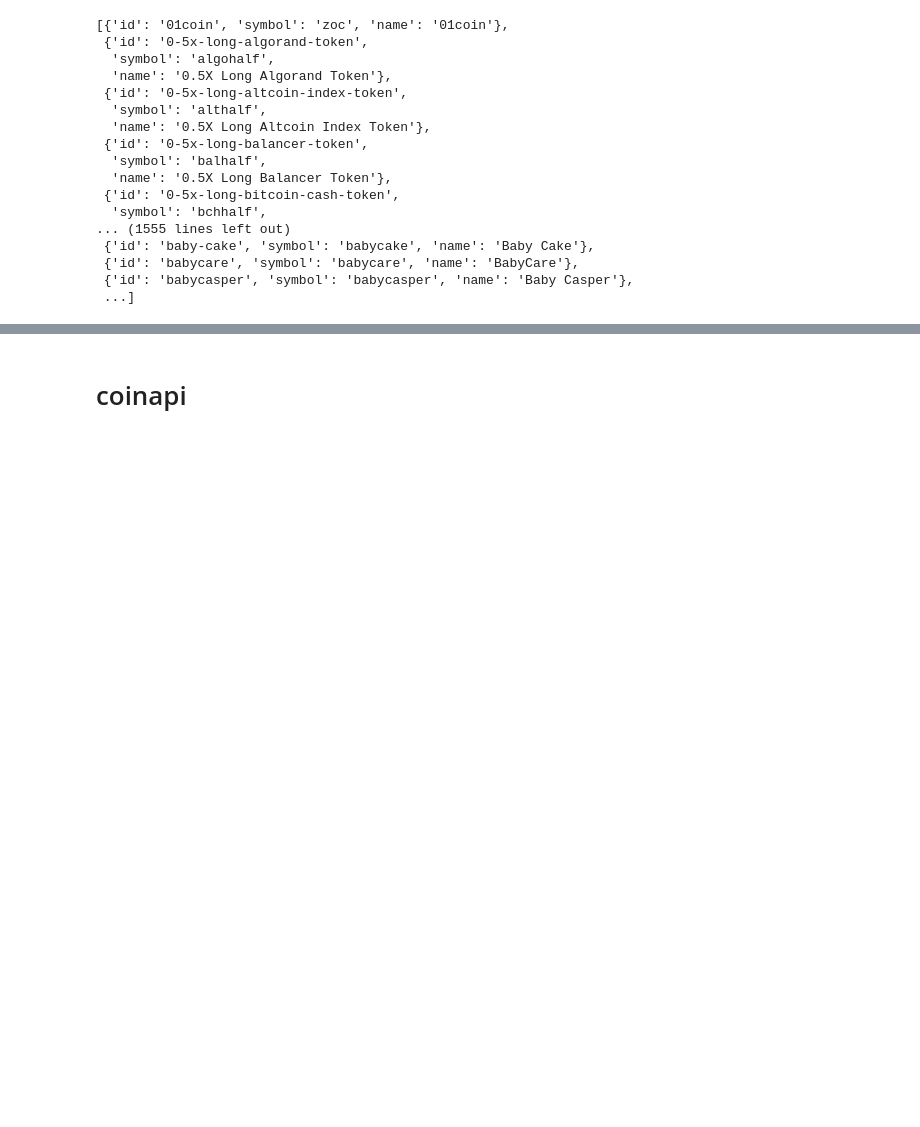
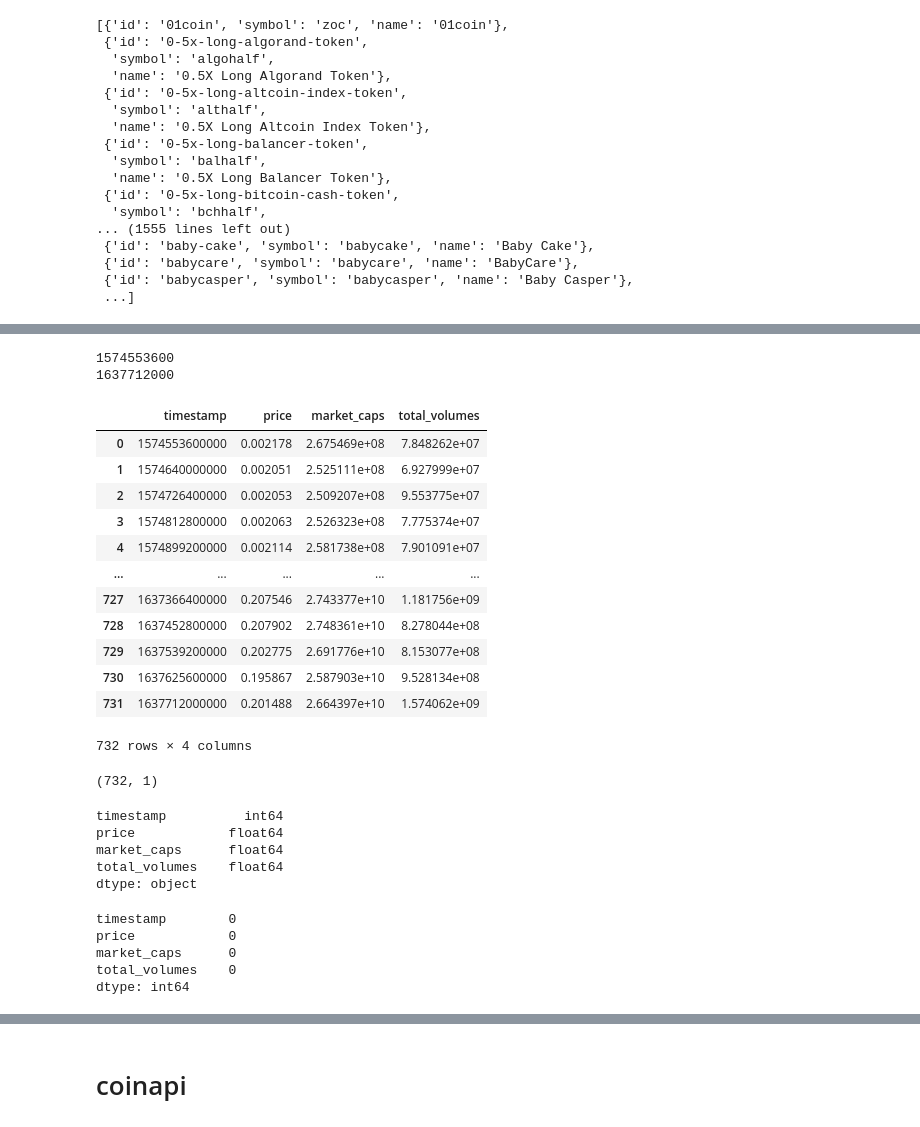
Before and after one commit to modverre/crypto_prediction, a Jupyter notebook: notebooks/robert--get_historical_crypto_prices.ipynb, the cells around one changed output, grey strips where cells are left out. Drawn from its saved outputs; the diff is of its cells as text; code cells hidden in the pictures; blank space fills up the shorter version.

```diff
--- a/notebooks/robert--get_historical_crypto_prices.ipynb
+++ b/notebooks/robert--get_historical_crypto_prices.ipynb
@@ -42,0 +69,77 @@ coins
+# %%
+from datetime import timezone
+import datetime
+
+def date2utc_ts(date):
+    #date = datetime.strptime('2021-11-24T10:00:00Z', '%Y-%m-%dT%H:%M:%SZ')
+    date = datetime.datetime.strptime(date, '%Y-%m-%dT%H:%M:%SZ')
+    return int(date.replace(tzinfo=timezone.utc).timestamp())
+# %%
+start = '2021-01-01T00:00:00Z'
+end = '2021-02-01T00:00:00Z'
+
+start = '2019-11-24T00:00:00Z'
+end = '2021-11-24T00:00:00Z'
+
+
+start_ts = date2utc_ts(start)
+end_ts = date2utc_ts(end)
+print(start_ts)
+print(end_ts)
+
+
+#1609459200
+#1609461134327
+# %% [output]
+1574553600
+1637712000
+# %%
+x = cg.get_coin_market_chart_range_by_id(id='dogecoin',vs_currency='eur',from_timestamp=start_ts,to_timestamp=end_ts)
+# %%
+def make_df(x):
+    df = pd.DataFrame(x['prices'], columns = [['timestamp','price']])
+    df2 = pd.DataFrame(x['market_caps'], columns = [['ts','market_caps']])
+    df3 = pd.DataFrame(x['total_volumes'], columns = [['ts','total_volumes']])
+    df['market_caps'] = df2['market_caps']
+    df['total_volumes'] = df3['total_volumes']
+    #df['datime'] = pd.to_datetime(df[['timestamp']], unit='ms')
+    return df
+# %%
+df = make_df(x)
+df
+#df2 = df.copy()
+# %% [output]
+|  | timestamp | price | market_caps | total_volumes |
+| 0 | 1574553600000 | 0.002178 | 2.675469e+08 | 7.848262e+07 |
+| 1 | 1574640000000 | 0.002051 | 2.525111e+08 | 6.927999e+07 |
+| 2 | 1574726400000 | 0.002053 | 2.509207e+08 | 9.553775e+07 |
+| 3 | 1574812800000 | 0.002063 | 2.526323e+08 | 7.775374e+07 |
+| 4 | 1574899200000 | 0.002114 | 2.581738e+08 | 7.901091e+07 |
+| ... | ... | ... | ... | ... |
+| 727 | 1637366400000 | 0.207546 | 2.743377e+10 | 1.181756e+09 |
+| 728 | 1637452800000 | 0.207902 | 2.748361e+10 | 8.278044e+08 |
+| 729 | 1637539200000 | 0.202775 | 2.691776e+10 | 8.153077e+08 |
+| 730 | 1637625600000 | 0.195867 | 2.587903e+10 | 9.528134e+08 |
+| 731 | 1637712000000 | 0.201488 | 2.664397e+10 | 1.574062e+09 |
+732 rows × 4 columns
+# %%
+ts = df['timestamp'].to_numpy()
+ts.shape
+# %% [output]
+(732, 1)
+# %%
+df.dtypes
+# %% [output]
+timestamp          int64
+price            float64
+market_caps      float64
+total_volumes    float64
+dtype: object
+# %%
+df.isnull().sum()
+# %% [output]
+timestamp        0
+price            0
+market_caps      0
+total_volumes    0
+dtype: int64
```
Also changed, not shown: parts of 40 cells of this notebook.
